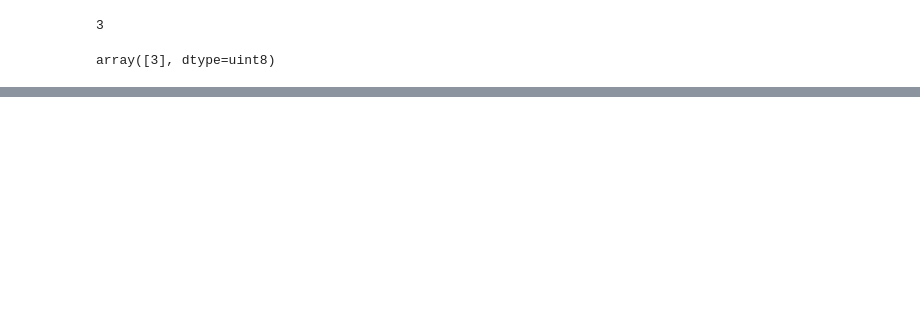
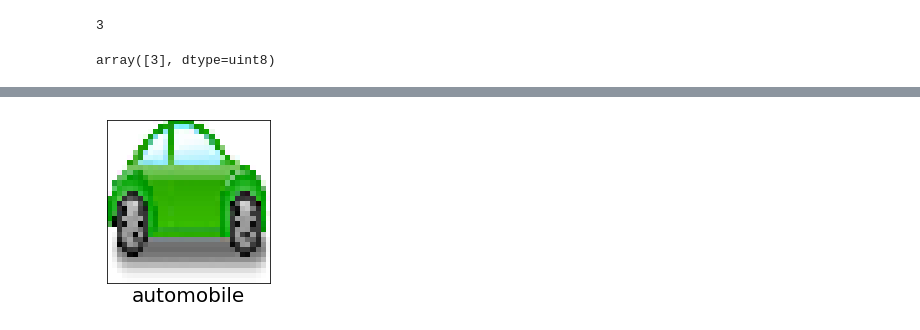
Before and after one commit to sushmithas99/Image-classification-using-CNN-with-CIFAR-10, a Jupyter notebook: cifar10.ipynb, the cells around one changed output, grey strips where cells are left out. Cells and saved outputs as stored; diff of their text form; code cells hidden in the pictures; blank space fills up the shorter version.

```diff
--- a/cifar10.ipynb
+++ b/cifar10.ipynb
@@ -248,0 +262,33 @@ model.save('CIFAR_model.h5')
+# %%
+test_image =image.img_to_array(test_image1)
+test_image =np.expand_dims(test_image, axis =0)
+result = model.predict_classes(test_image)
+plt.figure(figsize=(3,3))
+plt.xticks([])
+plt.yticks([])
+
+plt.imshow(test_image1)
+if result[0]==0:
+    plt.xlabel('airplane',fontsize=20 )
+elif result[0]==1:
+    plt.xlabel('automobile',fontsize=20)
+elif result[0]==2:
+    plt.xlabel('bird',fontsize=20)
+elif result[0]==3:
+    plt.xlabel('cat',fontsize=20)
+elif result[0]==4:
+    plt.xlabel('deer',fontsize=20)
+elif result[0]==5:
+    plt.xlabel('dog',fontsize=20)
+elif result[0]==6:
+    plt.xlabel('frog',fontsize=20)
+elif result[0]==7:
+    plt.xlabel('horse',fontsize=20)
+elif result[0]==8:
+    plt.xlabel('ship',fontsize=20)
+elif result[0]==9:
+    plt.xlabel('truck',fontsize=20)
+else:
+    print("Error")
+# %% [output]
+[figure, added]
```
Also changed, not shown: parts of 12 cells of this notebook.
